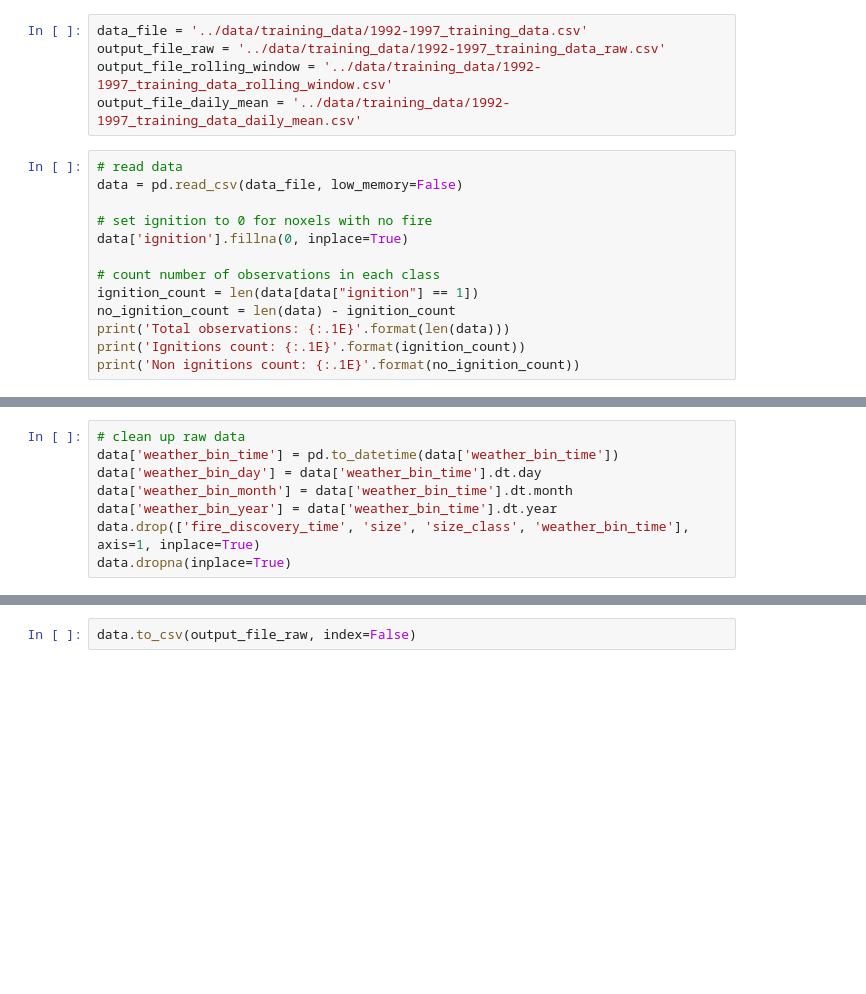
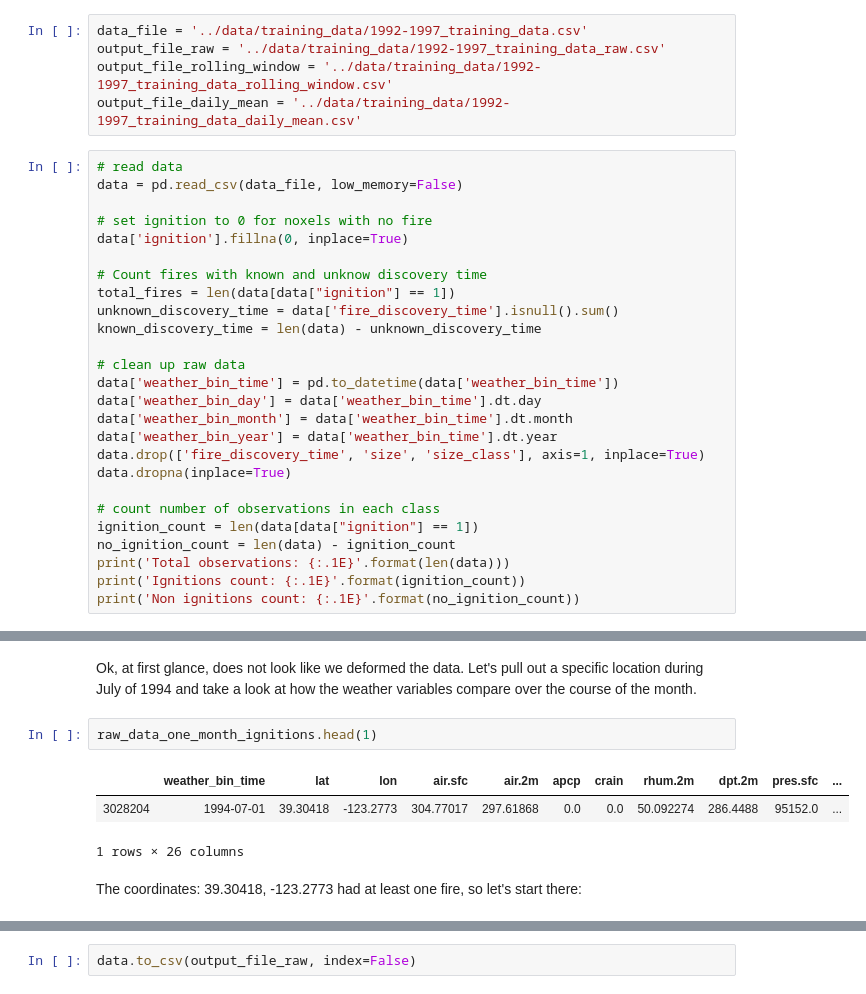
Before and after one commit to aristyogresearch/wildfire, a Jupyter notebook: notebooks/preprocess_data.ipynb, the cells around one changed output, grey strips where cells are left out. Drawn from its saved outputs; the diff is of its cells as text; blank space fills up the shorter version.

```diff
--- a/notebooks/preprocess_data.ipynb
+++ b/notebooks/preprocess_data.ipynb
@@ -12,6 +15,19 @@ data = pd.read_csv(data_file, low_memory=False)
 # set ignition to 0 for noxels with no fire
 data['ignition'].fillna(0, inplace=True)
 
+# Count fires with known and unknow discovery time
+total_fires = len(data[data["ignition"] == 1])
+unknown_discovery_time = data['fire_discovery_time'].isnull().sum()
+known_discovery_time = len(data) - unknown_discovery_time
+
+# clean up raw data
+data['weather_bin_time'] = pd.to_datetime(data['weather_bin_time'])
+data['weather_bin_day'] = data['weather_bin_time'].dt.day
+data['weather_bin_month'] = data['weather_bin_time'].dt.month
+data['weather_bin_year'] = data['weather_bin_time'].dt.year
+data.drop(['fire_discovery_time', 'size', 'size_class'], axis=1, inplace=True)
+data.dropna(inplace=True)
+
 # count number of observations in each class
 ignition_count = len(data[data["ignition"] == 1])
 no_ignition_count = len(data) - ignition_count
@@ -25,8 +36,0 @@ Non ignitions count: 6.9E+06
-# %%
-# clean up raw data
-data['weather_bin_time'] = pd.to_datetime(data['weather_bin_time'])
-data['weather_bin_day'] = data['weather_bin_time'].dt.day
-data['weather_bin_month'] = data['weather_bin_time'].dt.month
-data['weather_bin_year'] = data['weather_bin_time'].dt.year
-data.drop(['fire_discovery_time', 'size', 'size_class', 'weather_bin_time'], axis=1, inplace=True)
-data.dropna(inplace=True)
@@ -32,0 +146,10 @@ data.dropna(inplace=True)
+# %% [markdown]
+Ok, at first glance, does not look like we deformed the data. Let's pull out a specific location during July of 1994 and take a look at how the weather variables compare over the course of the month.
+# %%
+raw_data_one_month_ignitions.head(1)
+# %% [output]
+|  | weather_bin_time | lat | lon | air.sfc | air.2m | apcp | crain | rhum.2m | dpt.2m | pres.sfc | ... |
+| 3028204 | 1994-07-01 | 39.30418 | -123.2773 | 304.77017 | 297.61868 | 0.0 | 0.0 | 50.092274 | 286.4488 | 95152.0 | ... |
+1 rows × 26 columns
+# %% [markdown]
+The coordinates: 39.30418, -123.2773 had at least one fire, so let's start there:
```
Also changed, not shown: parts of 18 cells of this notebook, 4 other files.
